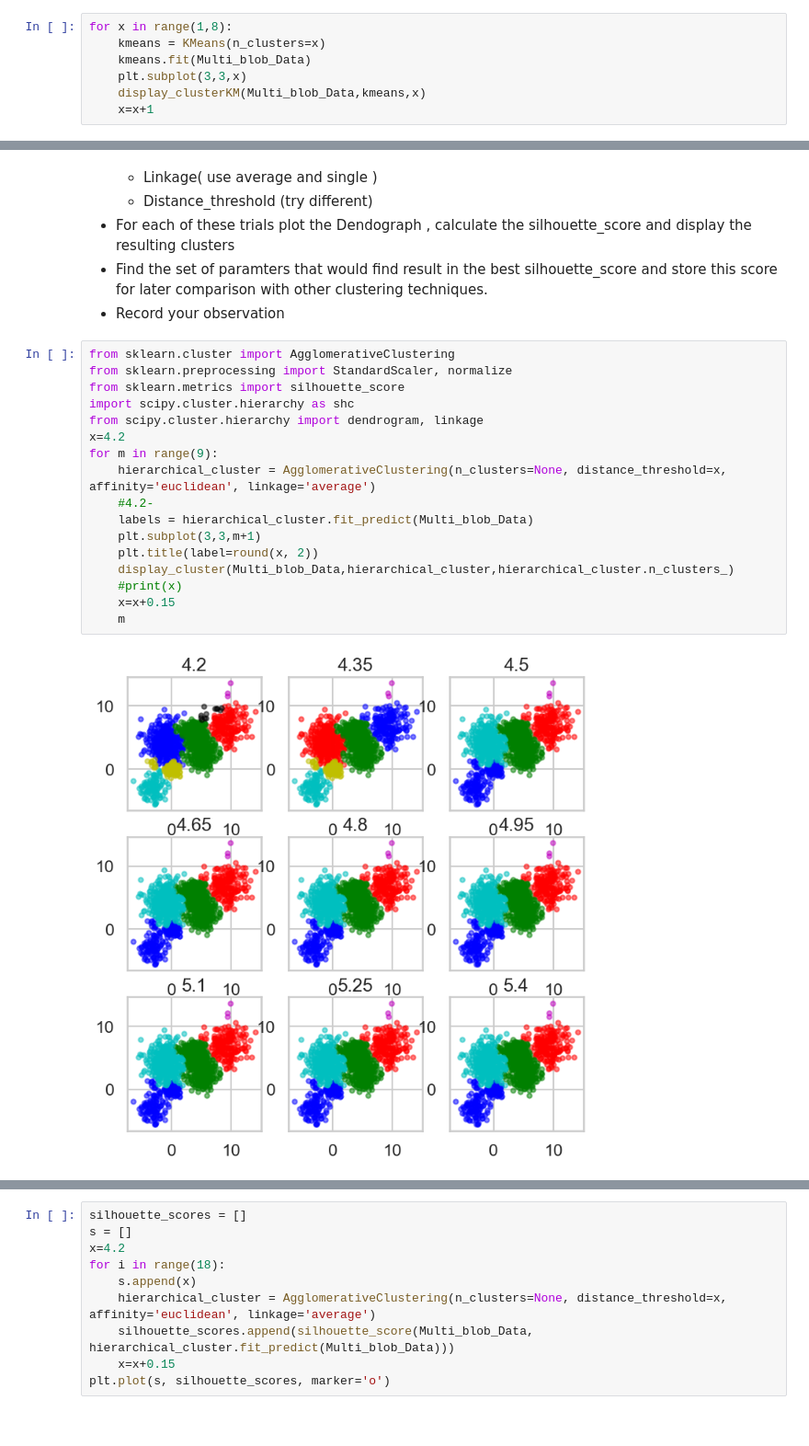
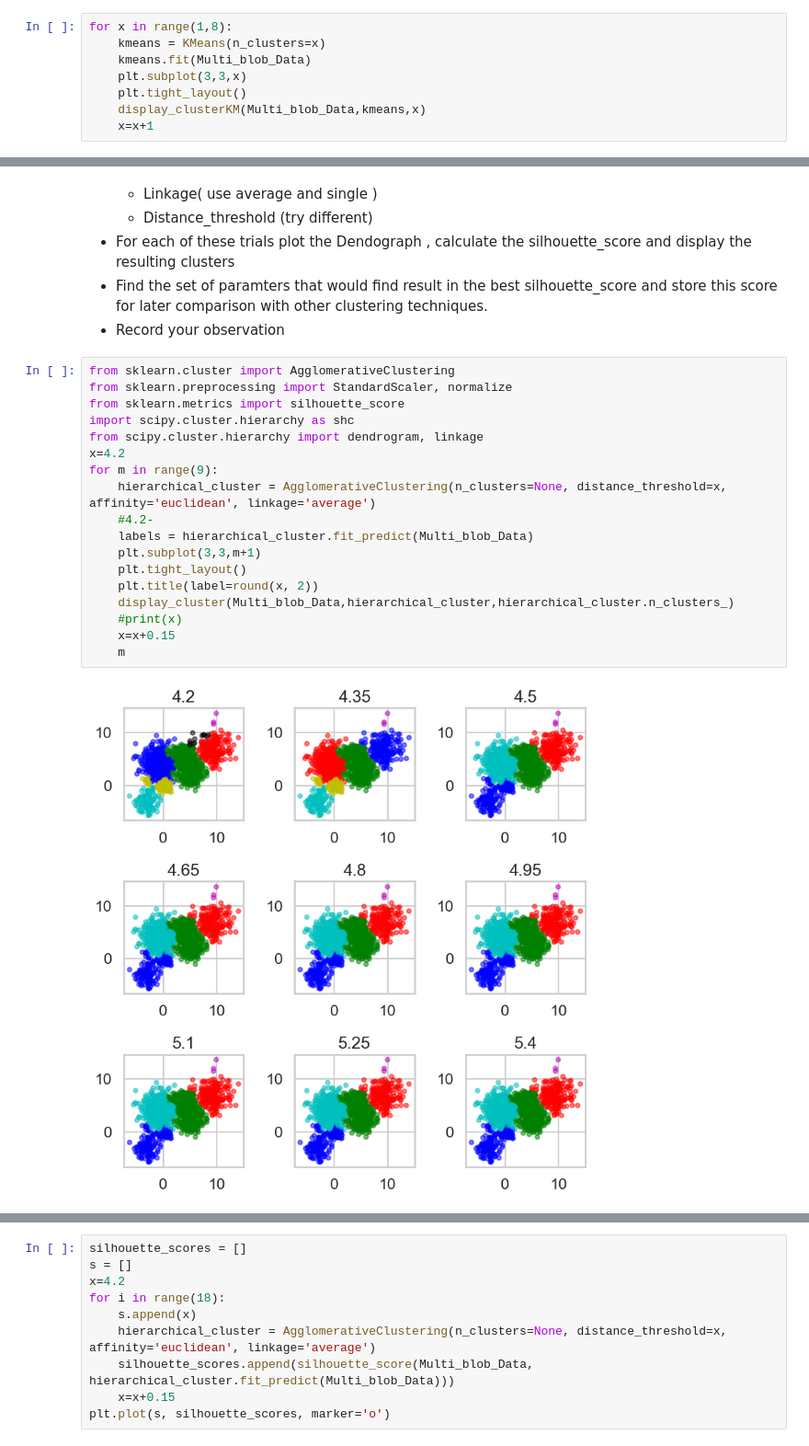
Before and after one commit to AhmedMagdyIbrahim/Machine-Learning, a Jupyter notebook: AhmedMagdyMLproject.ipynb, the cells around one changed output, grey strips where cells are left out. Shown at 92% size. Drawn from its saved outputs; the diff is of its cells as text.

```diff
--- a/AhmedMagdyMLproject.ipynb
+++ b/AhmedMagdyMLproject.ipynb
@@ -118,6 +118,7 @@ for x in range(1,8):
     kmeans = KMeans(n_clusters=x)
     kmeans.fit(Multi_blob_Data)
     plt.subplot(3,3,x)
+    plt.tight_layout()
     display_clusterKM(Multi_blob_Data,kmeans,x)
     x=x+1
 # %% [output]
@@ -157,22 +158,23 @@ plt.plot(range(2,15), score, marker='o')
 # %%
 from sklearn.cluster import AgglomerativeClustering
 from sklearn.preprocessing import StandardScaler, normalize
 from sklearn.metrics import silhouette_score
 import scipy.cluster.hierarchy as shc
 from scipy.cluster.hierarchy import dendrogram, linkage
 x=4.2
 for m in range(9):
     hierarchical_cluster = AgglomerativeClustering(n_clusters=None, distance_threshold=x, affinity='euclidean', linkage='average')
     #4.2-
     labels = hierarchical_cluster.fit_predict(Multi_blob_Data)
     plt.subplot(3,3,m+1)
+    plt.tight_layout()
     plt.title(label=round(x, 2))
     display_cluster(Multi_blob_Data,hierarchical_cluster,hierarchical_cluster.n_clusters_)
     #print(x)
     x=x+0.15
     m
 # %% [output]
-[figure, old version]
+[figure, new version]
 # %%
 x=5.4+0.15
 for m in range(9):
```
Also changed, not shown: parts of 26 cells of this notebook.
